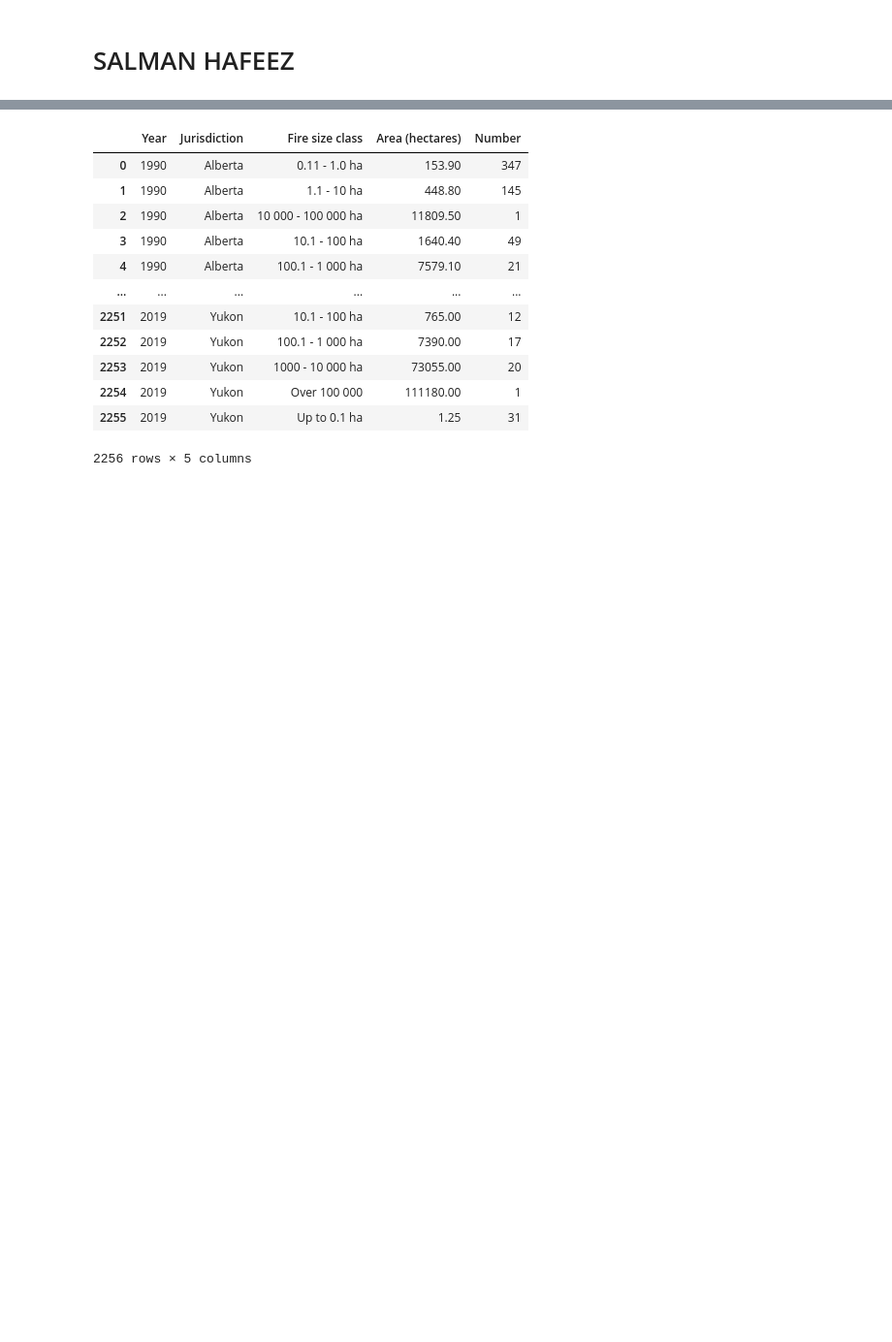
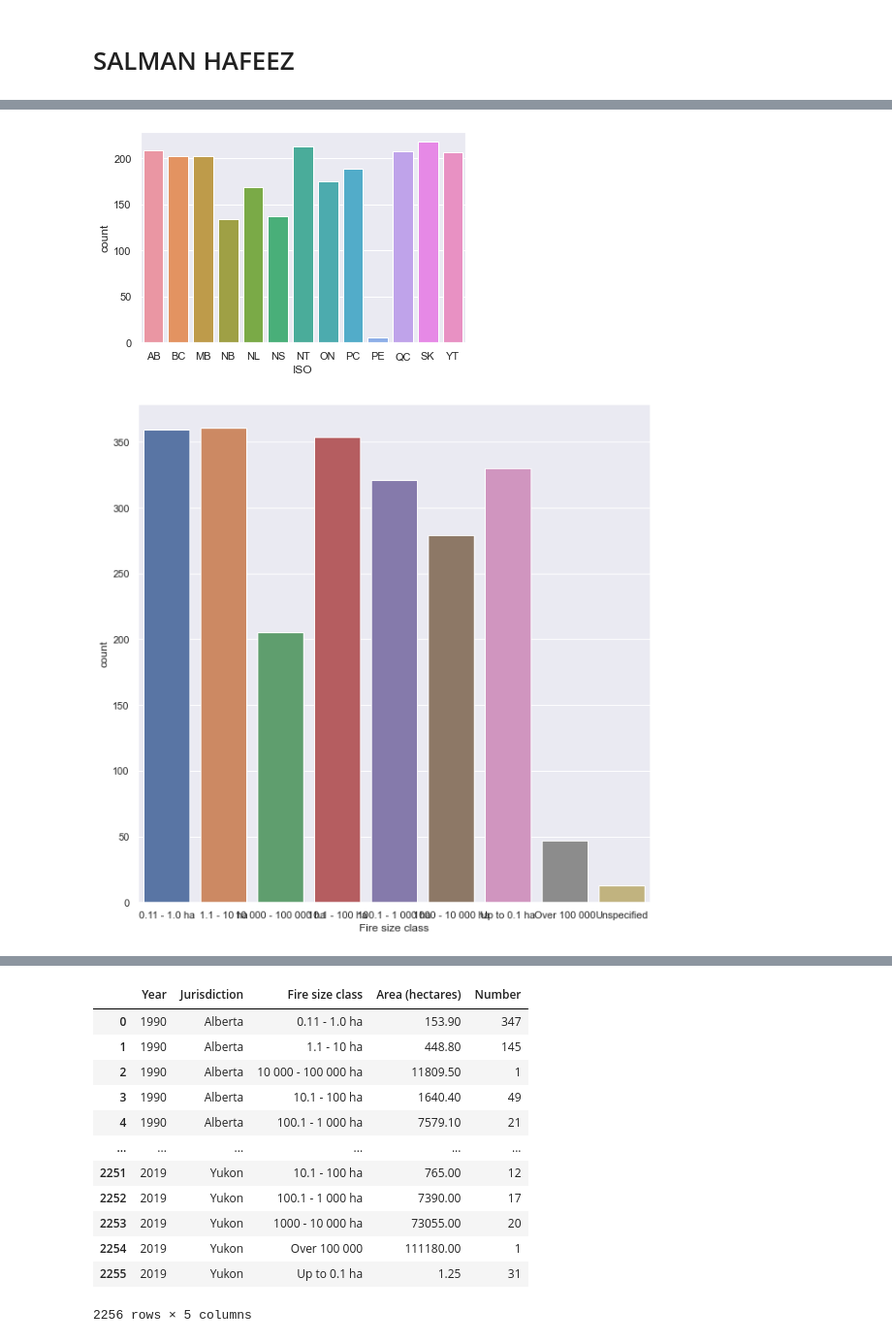
Before and after one commit to data301-2021-winter1/project-group33-project, a Jupyter notebook: notebooks/analysis2.ipynb, the cells around one changed output, grey strips where cells are left out. Shown: that part at 97% size. Cells and saved outputs as stored; diff of their text form; code cells hidden in the pictures; blank space fills up the shorter version.

```diff
--- a/notebooks/analysis2.ipynb
+++ b/notebooks/analysis2.ipynb
@@ -61,0 +144,17 @@ Superficie (en hectare)  2773.5  35924.193075  3407674.14
+# %%
+print(f"Number of rows and columns for number_of_fires_by_fire_size:  {number_of_fires_by_fire_size.shape}")
+print(f"Columns in the dataset: {number_of_fires_by_fire_size.columns}")
+print(number_of_fires_by_fire_size.describe().T)
+number_of_fires_by_fire_size.describe(include='object').T
+
+sns.set_theme(style="darkgrid")
+ax = sns.countplot(x='ISO',data=number_of_fires_by_fire_size)
+plt.show()
+plt.figure(figsize=(10,10))
+ay = sns.countplot(x='Fire size class',data=number_of_fires_by_fire_size)
+plt.show()
+
+plt.figure(figsize=(10,10))
+plt.plot(number_of_fires_by_fire_size['ï»¿Year'],number_of_fires_by_fire_size['Number'],'o')
+plt.show()
+# %% [output]
@@ -61,0 +177,2 @@ Superficie (en hectare)  2773.5  35924.193075  3407674.14
+[figure, added]
+[figure, added]
```
Also changed, not shown: parts of 13 cells of this notebook, 1 other file.
